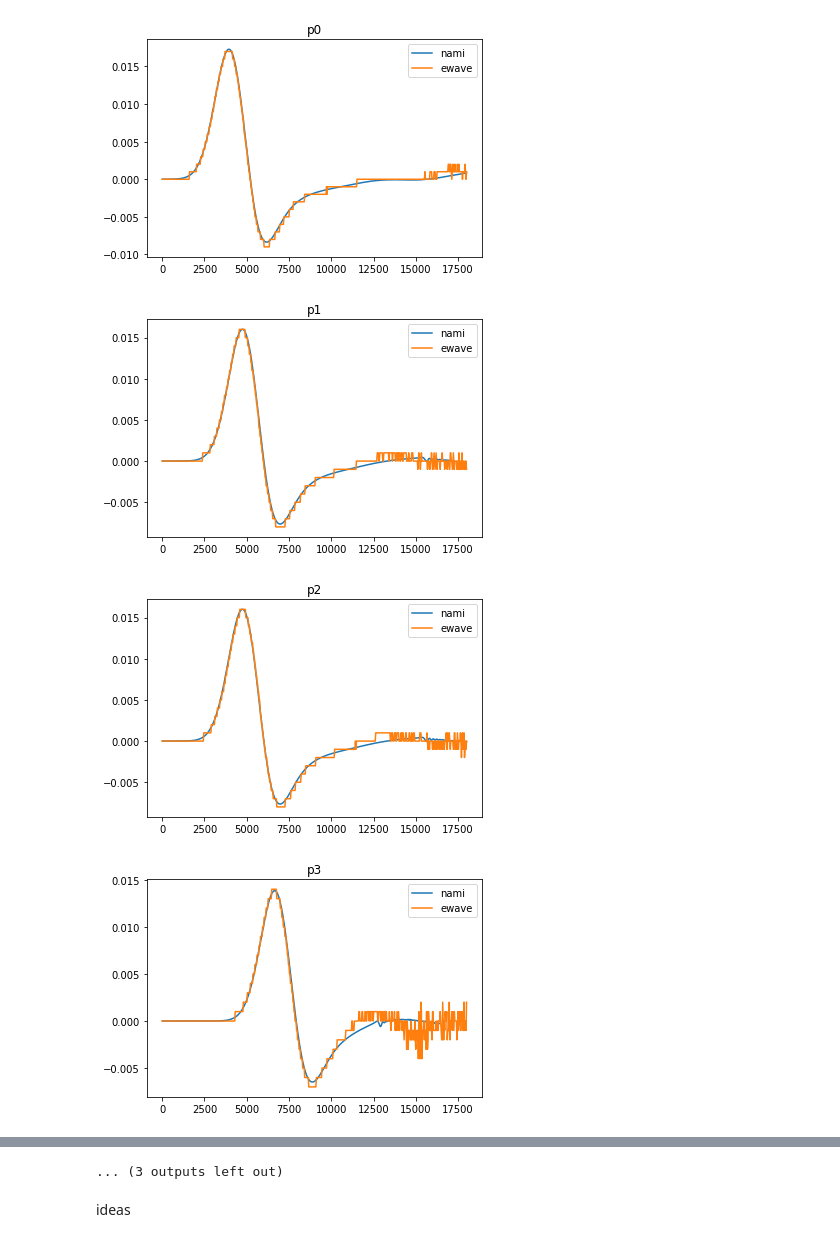
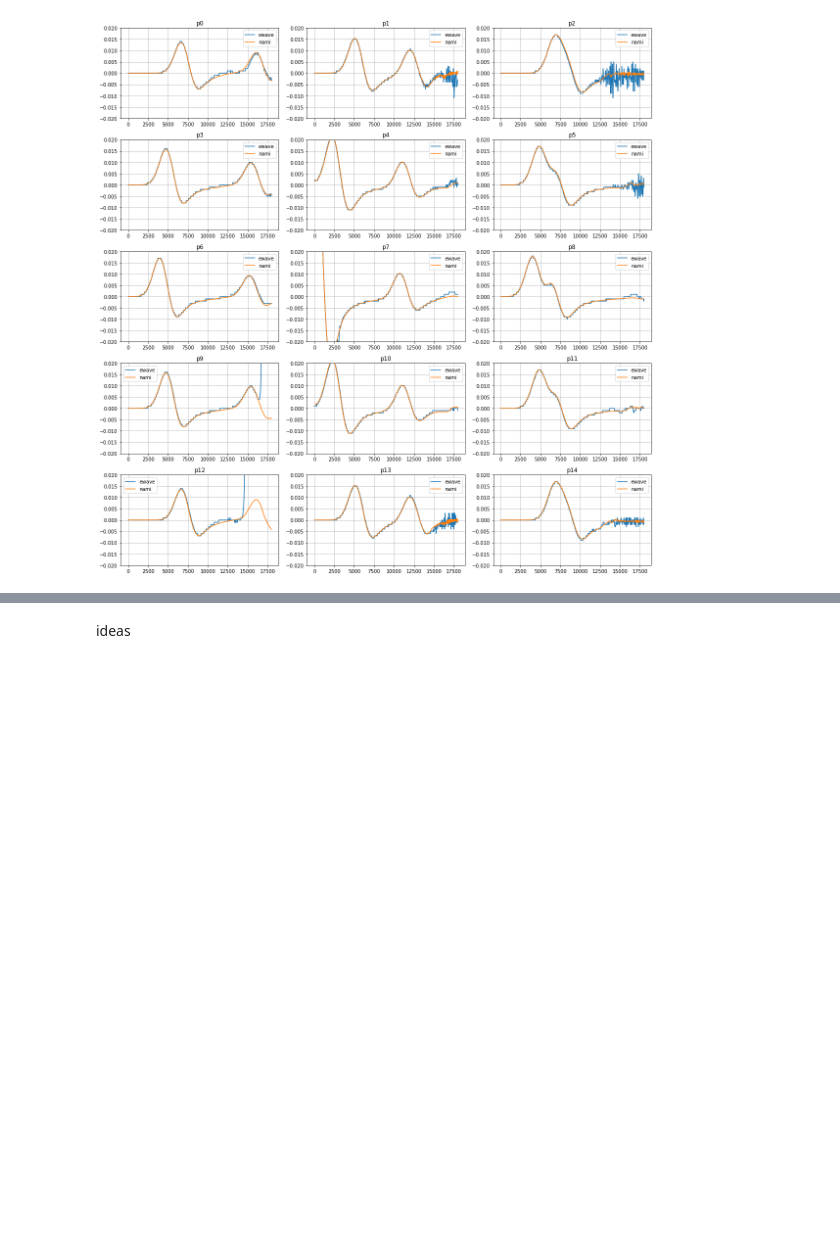
Before and after one commit to jgalazm/comp-geo-paper-figures, a Jupyter notebook: shore-interaction/comparison.ipynb, the cells around one changed output, grey strips where cells are left out. Cells and saved outputs as stored; diff of their text form; code cells hidden in the pictures; blank space fills up the shorter version.

```diff
--- a/shore-interaction/comparison.ipynb
+++ b/shore-interaction/comparison.ipynb
@@ -9,15 +7,22 @@ nami = pd.read_json('nami/pois')
 # %%
-ewave = pd.read_csv('easywave/eWave.poi.ssh', delim_whitespace=True)
+suffix = '' #4000, 1000,50, m4000
+
+nami = pd.read_json('nami/pois'+suffix)
+
+ewave = pd.read_csv('easywave/eWave.poi'+suffix+'.ssh', delim_whitespace=True)
 # %%
+f = plt.figure(figsize=(8*2,8*2))
+
 for n in range(15):
+    ax = f.add_subplot(5,3,n+1)
     key = 'p'+str(n)
-    plt.figure()
+    plt.plot(ewave['Minute']*60, ewave[key], label='ewave')
     plt.plot(nami[key].time, nami[key].surface, label='nami')
-    plt.plot(ewave['Minute']*60, ewave[key], label='ewave')
+#     if(ewave[key].max()>0.02):
+    plt.ylim(-0.02,0.02)
+    plt.grid('on')
     plt.legend(loc=0)
     plt.title(key)
+    plt.tight_layout()
 # %% [output]
-[figure, old version]
+[figure, new version]
-[figure, removed]
-[figure, removed]
-[figure, removed]
@@ -32,4 +29,3 @@ for n in range(15):
-... (3 outputs left out)
 # %% [markdown]
 ideas
 # %% [markdown]
```
Also changed, not shown: parts of 9 cells of this notebook, 3 other files.
